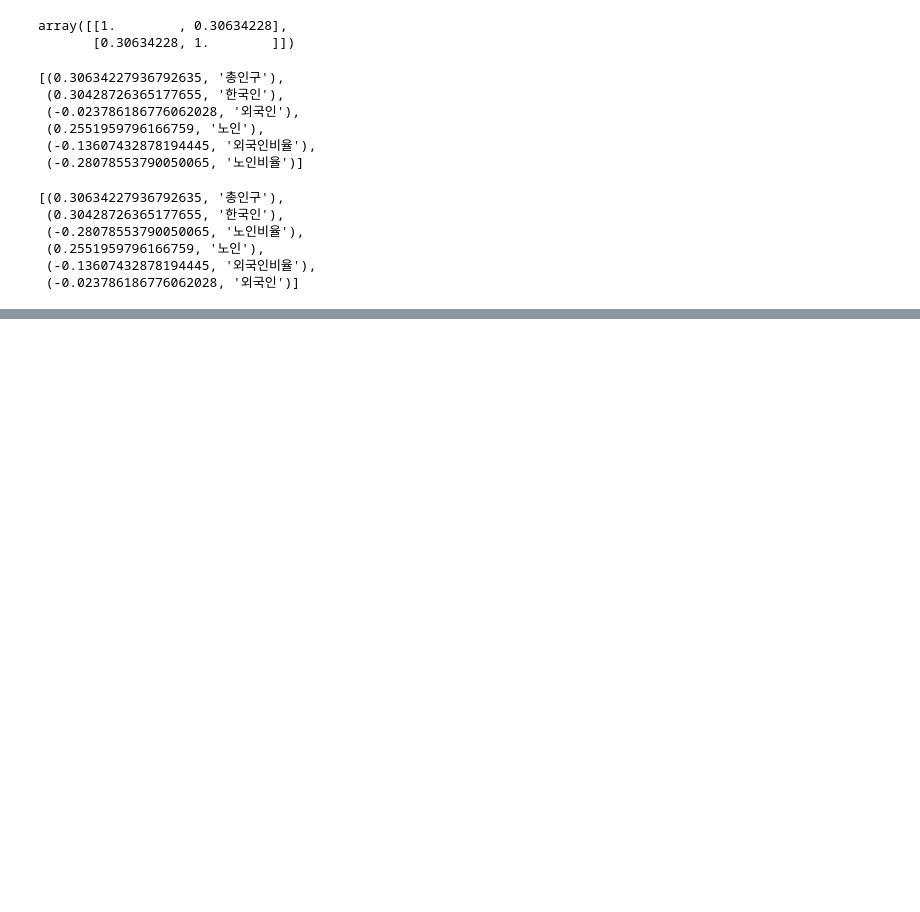
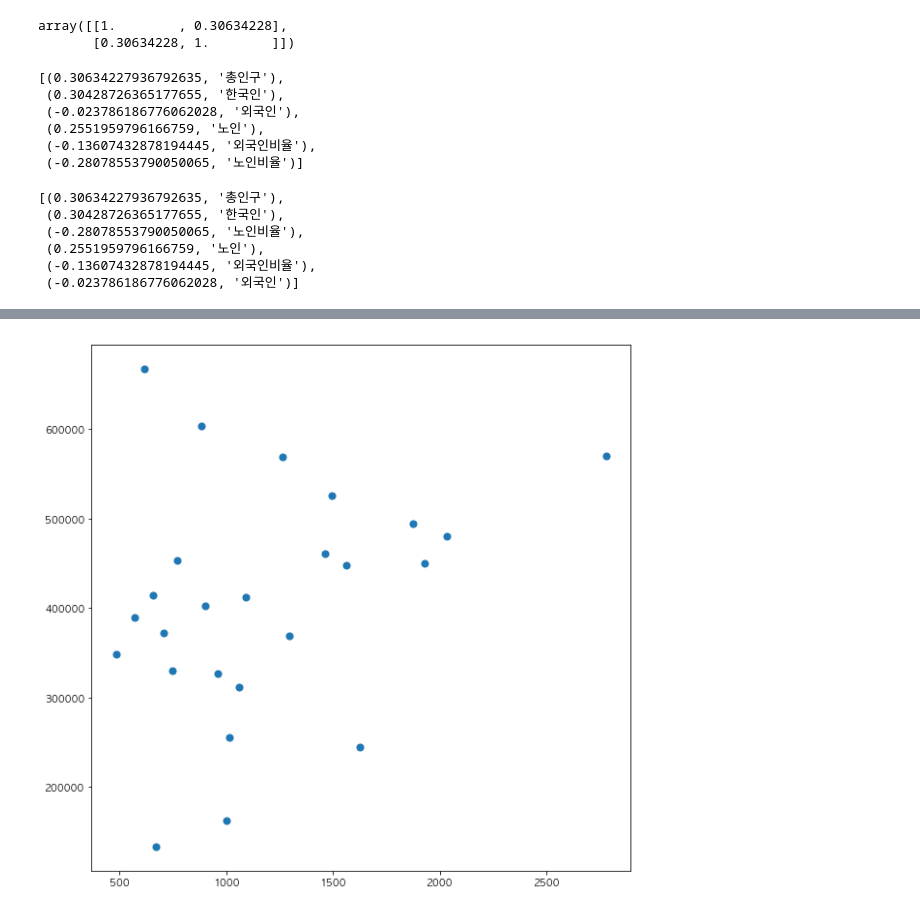
Before and after one commit to Choijongwoo/some_ipynbs, a Jupyter notebook: 1장.인구와 CCTV수.ipynb, the cells around one changed output, grey strips where cells are left out. Drawn from its saved outputs; the diff is of its cells as text; code cells hidden in the pictures; blank space fills up the shorter version.

```diff
--- a/1장.인구와 CCTV수.ipynb
+++ b/1장.인구와 CCTV수.ipynb
@@ -239,0 +293,6 @@ x = np.corrcoef(result["소계"],result["총인구"])
+# %%
+plt.figure(figsize = (10,10))
+plt.scatter(result['소계'], result['총인구'], marker = 'o', s = 50)
+plt.show()
+# %% [output]
+[figure, added]
```
Also changed, not shown: parts of 14 cells of this notebook, 1 other file.
